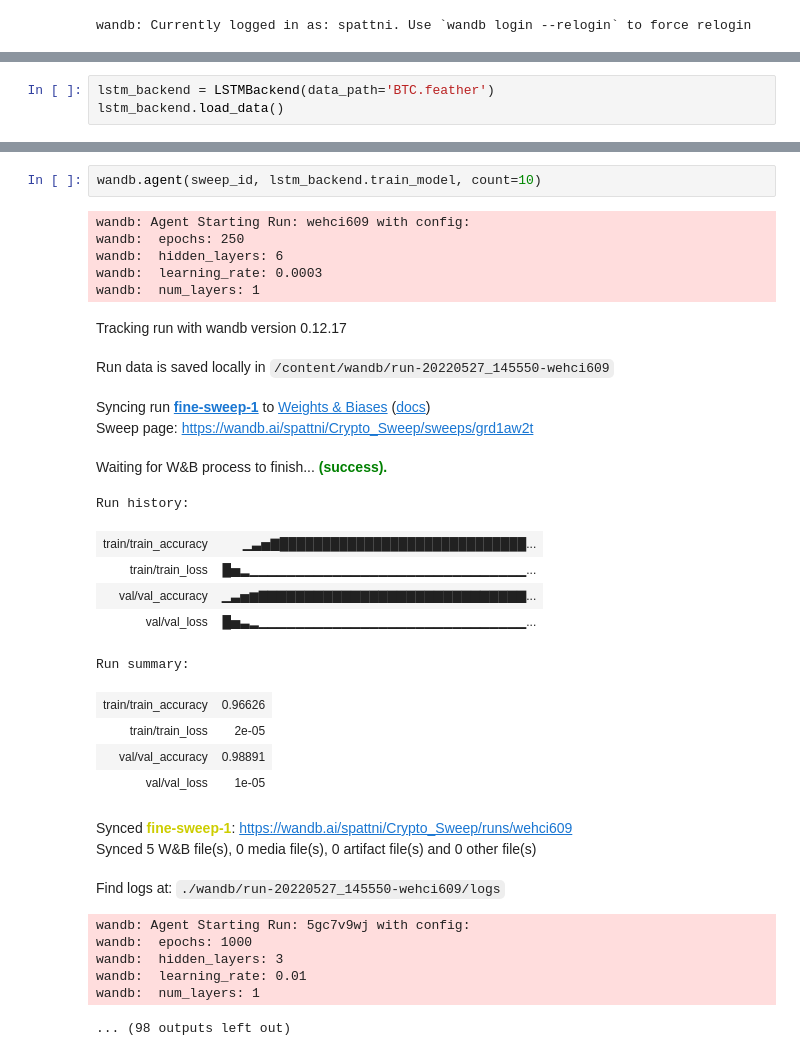
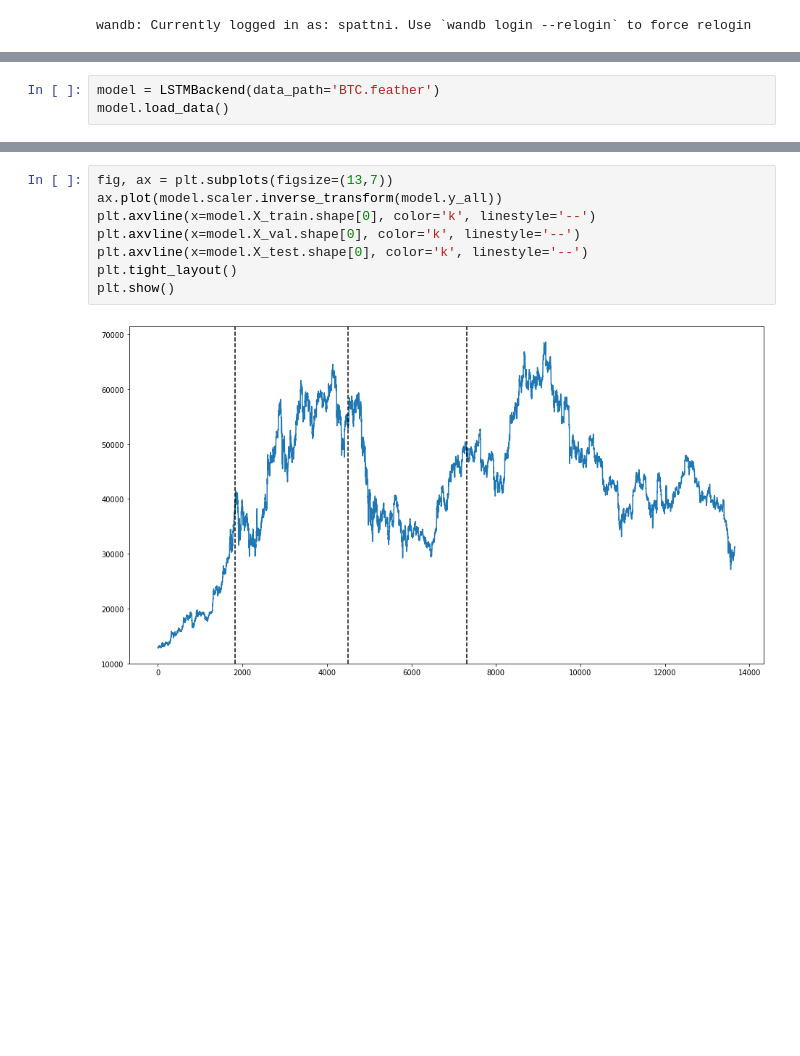
Before and after one commit to Sahil-Pattni/CryptoCurrency-Trader, a Jupyter notebook: src/LSTM.ipynb, the cells around one changed output, grey strips where cells are left out. Saved outputs shown, nothing was run; the diff lists cells and outputs as text; blank space fills up the shorter version.

```diff
--- a/src/LSTM.ipynb
+++ b/src/LSTM.ipynb
@@ -15,3 +19,3 @@ from lstm_backend import CryptoDataset, LSTMRNN, LSTMBackend
 # %%
-lstm_backend = LSTMBackend(data_path='BTC.feather')
-lstm_backend.load_data()
+model = LSTMBackend(data_path='BTC.feather')
+model.load_data()
@@ -91,32 +32,10 @@ Sweep URL: https://wandb.ai/spattni/Crypto_Sweep/sweeps/grd1aw2t
-# %%
-wandb.agent(sweep_id, lstm_backend.train_model, count=10)
-# %% [output]
-wandb: Agent Starting Run: wehci609 with config:
-wandb:  epochs: 250
-wandb:  hidden_layers: 6
-wandb:  learning_rate: 0.0003
-wandb:  num_layers: 1
-Tracking run with wandb version 0.12.17
-Run data is saved locally in /content/wandb/run-20220527_145550-wehci609
-Syncing run fine-sweep-1 to Weights & Biases (docs)
-Sweep page: https://wandb.ai/spattni/Crypto_Sweep/sweeps/grd1aw2t
-Waiting for W&B process to finish... (success).
-Run history:
-| train/train_accuracy | ▁▃▅▇█████████████████████████████... |
-| train/train_loss | █▅▂▁▁▁▁▁▁▁▁▁▁▁▁▁▁▁▁▁▁▁▁▁▁▁▁▁▁▁▁▁▁... |
-| val/val_accuracy | ▁▃▅▆▇▇▇▇▇▇▇▇▇▇▇▇▇▇▇▇▇▇▇▇▇▇▇▇▇▇▇▇▇... |
-| val/val_loss | █▅▃▂▁▁▁▁▁▁▁▁▁▁▁▁▁▁▁▁▁▁▁▁▁▁▁▁▁▁▁▁▁... |
-Run summary:
-| train/train_accuracy | 0.96626 |
-| train/train_loss | 2e-05 |
-| val/val_accuracy | 0.98891 |
-| val/val_loss | 1e-05 |
-Synced fine-sweep-1: https://wandb.ai/spattni/Crypto_Sweep/runs/wehci609
-Synced 5 W&B file(s), 0 media file(s), 0 artifact file(s) and 0 other file(s)
-Find logs at: ./wandb/run-20220527_145550-wehci609/logs
-wandb: Agent Starting Run: 5gc7v9wj with config:
-wandb:  epochs: 1000
-wandb:  hidden_layers: 3
-wandb:  learning_rate: 0.01
-wandb:  num_layers: 1
-... (98 outputs left out)
+# %%
+fig, ax = plt.subplots(figsize=(13,7))
+ax.plot(model.scaler.inverse_transform(model.y_all))
+plt.axvline(x=model.X_train.shape[0], color='k', linestyle='--')
+plt.axvline(x=model.X_val.shape[0], color='k', linestyle='--')
+plt.axvline(x=model.X_test.shape[0], color='k', linestyle='--')
+plt.tight_layout()
+plt.show()
+# %% [output]
+[figure, added]
```
Also changed, not shown: parts of 24 cells of this notebook.
